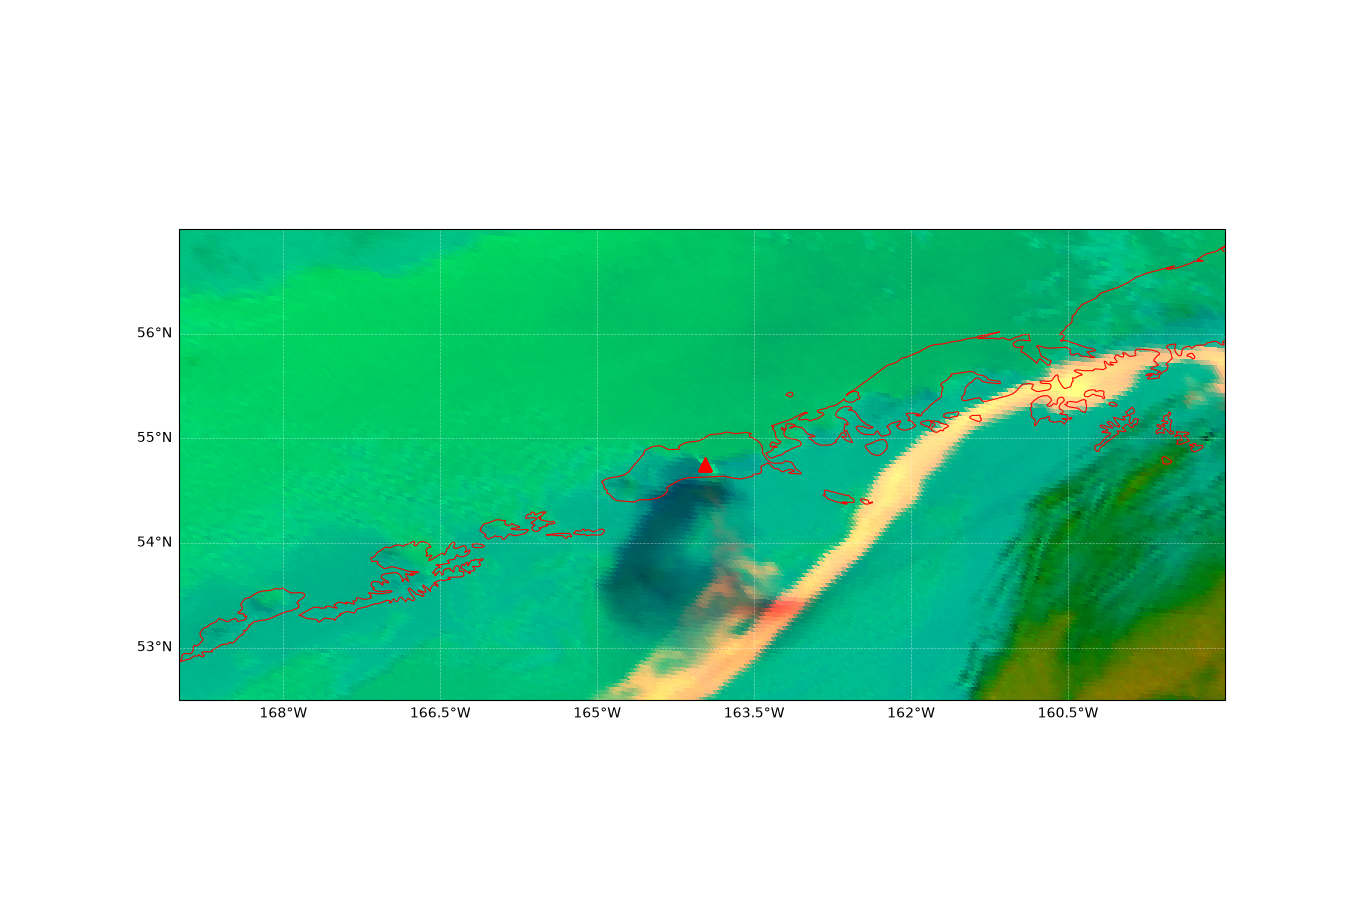
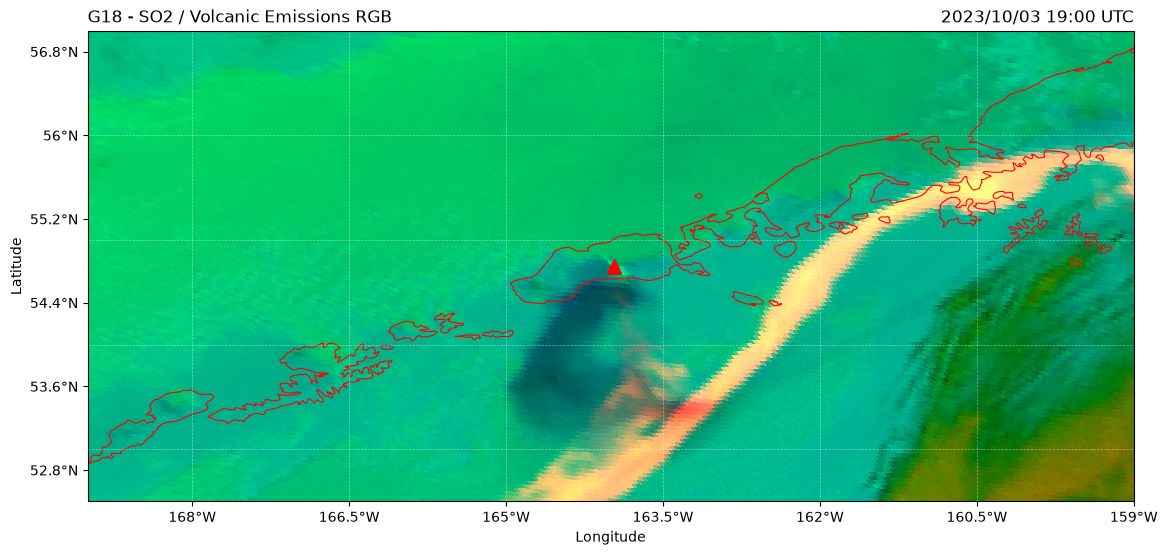
The notebook cell's code change between the first figure and the second:
--- before
+++ after
@@ -12,8 +12,7 @@
     ax.coastlines(resolution=STYLE["coast_resolution"],
                   color=STYLE["coast_colour"], linewidth=STYLE["coast_width"])
-    grid = ax.gridlines(draw_labels=True, color=STYLE["grid_colour"],
-                        alpha=STYLE["grid_alpha"], linestyle=STYLE["grid_style"],
-                        linewidth=STYLE["grid_width"])
-    grid.top_labels = grid.right_labels = False
+    ax.gridlines(color=STYLE["grid_colour"], alpha=STYLE["grid_alpha"],
+                 linestyle=STYLE["grid_style"], linewidth=STYLE["grid_width"])
+    gt.degree_ticks(ax, *BOX)
     if STYLE["marker_lon"] is not None:
         ax.plot(STYLE["marker_lon"], STYLE["marker_lat"], "^",

Commit: Colour limits from the data, an enhanced scale, and a livelier mesoscale